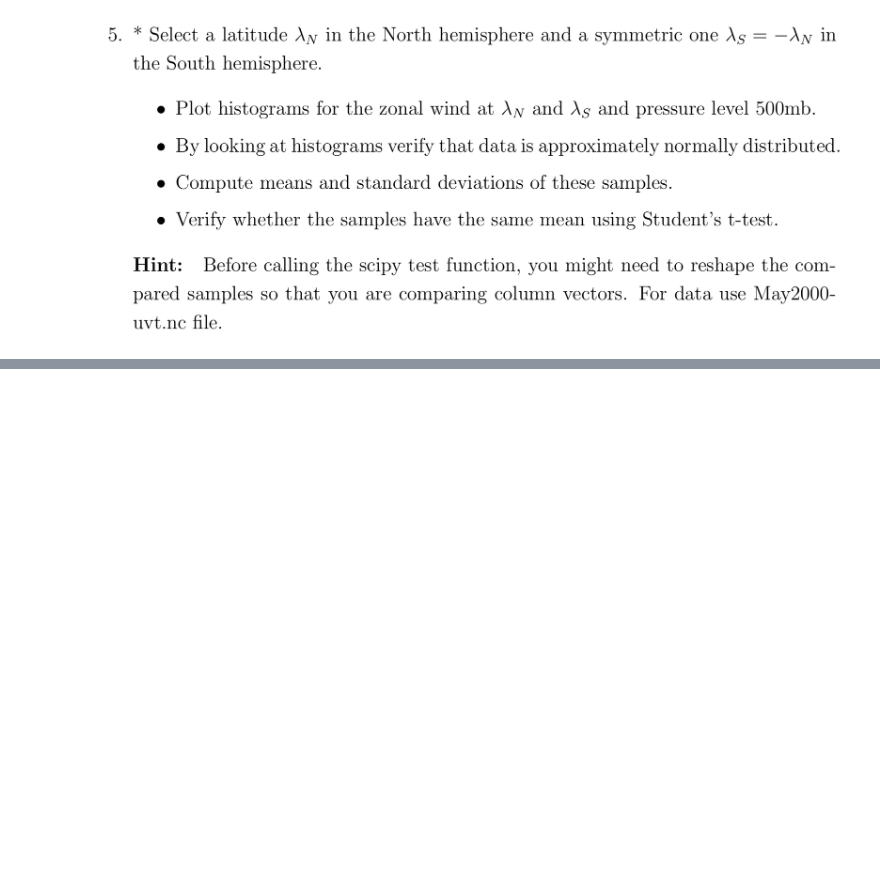
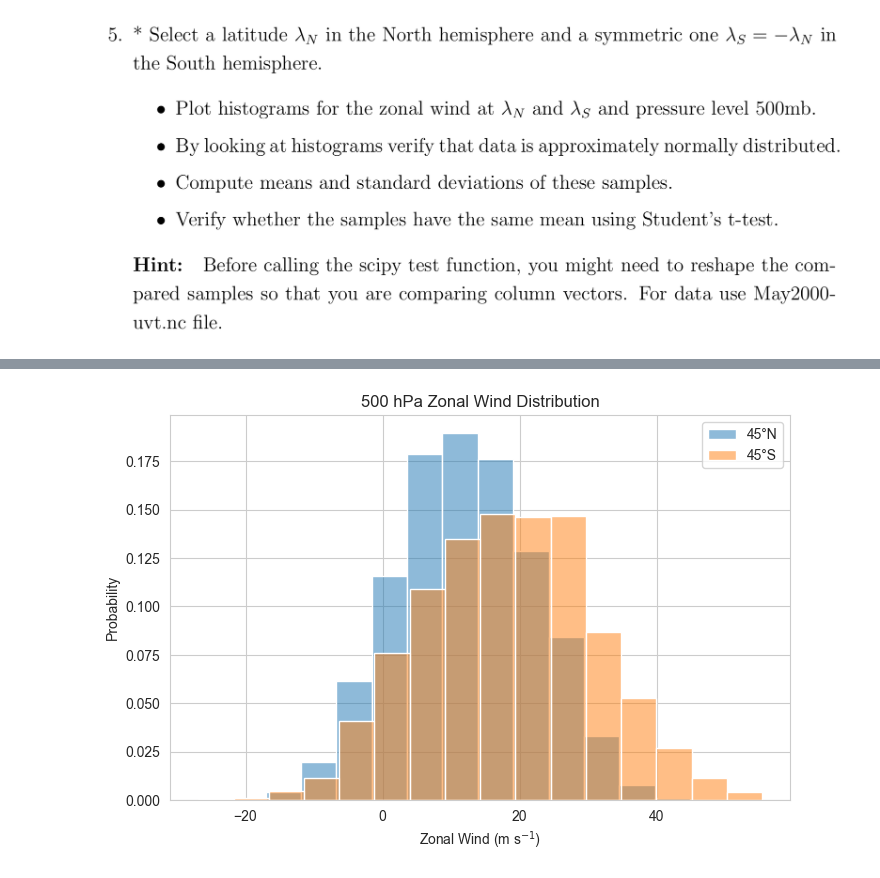
Before and after one commit to ChaPop870/63-527-Data-Analysis-of-Atm-and-Oce-using-Python-Labs, a Jupyter notebook: Lab-Report-2/Lab 6-7.ipynb, the cells around one changed output, grey strips where cells are left out. Saved outputs shown, nothing was run; the diff lists cells and outputs as text; code cells hidden in the pictures; blank space fills up the shorter version.

```diff
--- a/Lab-Report-2/Lab 6-7.ipynb
+++ b/Lab-Report-2/Lab 6-7.ipynb
@@ -484,0 +586,52 @@ Variance explained = 8.1%
+# %%
+from pathlib import Path
+
+import matplotlib.pyplot as plt
+import seaborn as sns
+import xarray as xr
+
+# Load the data.
+path = Path("May2000-uvt.nc")
+
+ds = xr.open_dataset(path, engine='scipy')
+
+# Select
+lat_n = 45
+lat_s = -lat_n
+level = 500
+
+u_500_n = ds['u'].sel(latitude=lat_n, level=level, method='nearest')
+u_500_s = ds['u'].sel(latitude=lat_s, level=level, method='nearest')
+
+# Convert to 1D arrays
+u_500_n = u_500_n.values.ravel()
+u_500_s = u_500_s.values.ravel()
+
+fig, ax = plt.subplots(figsize=(8, 5))
+
+sns.histplot(
+    u_500_n,
+    stat='probability',
+    binwidth=5,
+    alpha=0.5,
+    label=f'{lat_n}°N',
+    ax=ax
+)
+
+sns.histplot(
+    u_500_s,
+    stat='probability',
+    binwidth=5,
+    alpha=0.5,
+    label=f'{abs(lat_s)}°S',
+    ax=ax
+)
+
+ax.set_xlabel('Zonal Wind (m s$^{-1}$)')
+ax.set_ylabel('Probability')
+ax.set_title(f'500 hPa Zonal Wind Distribution')
+ax.legend()
+
+plt.show()
+# %% [output]
+[figure, added]
```
Also changed, not shown: parts of 3 cells of this notebook.
